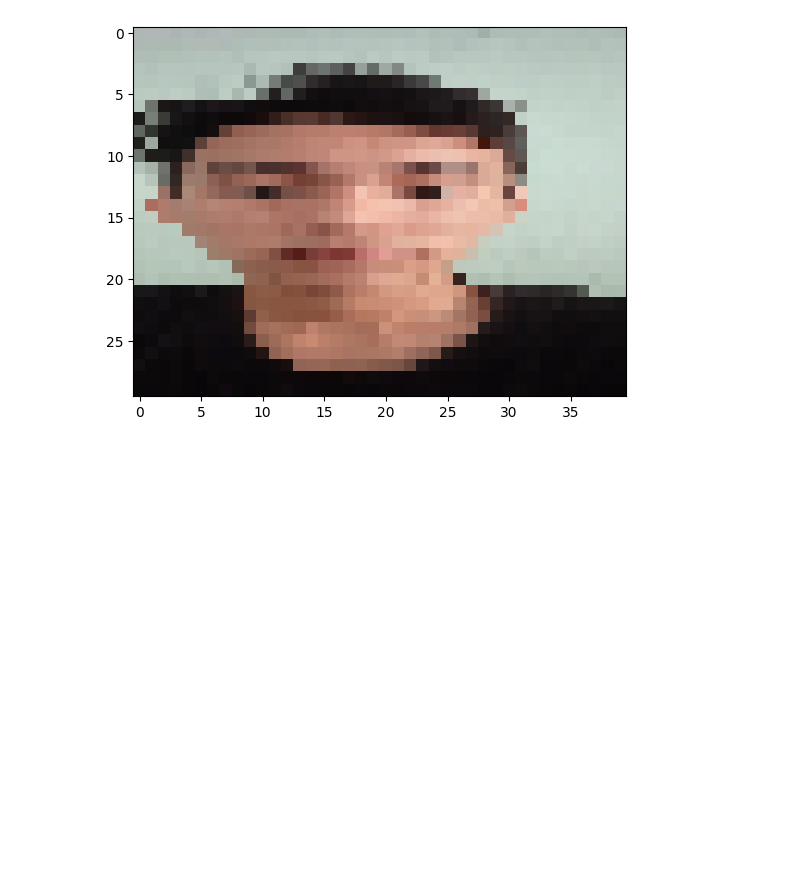
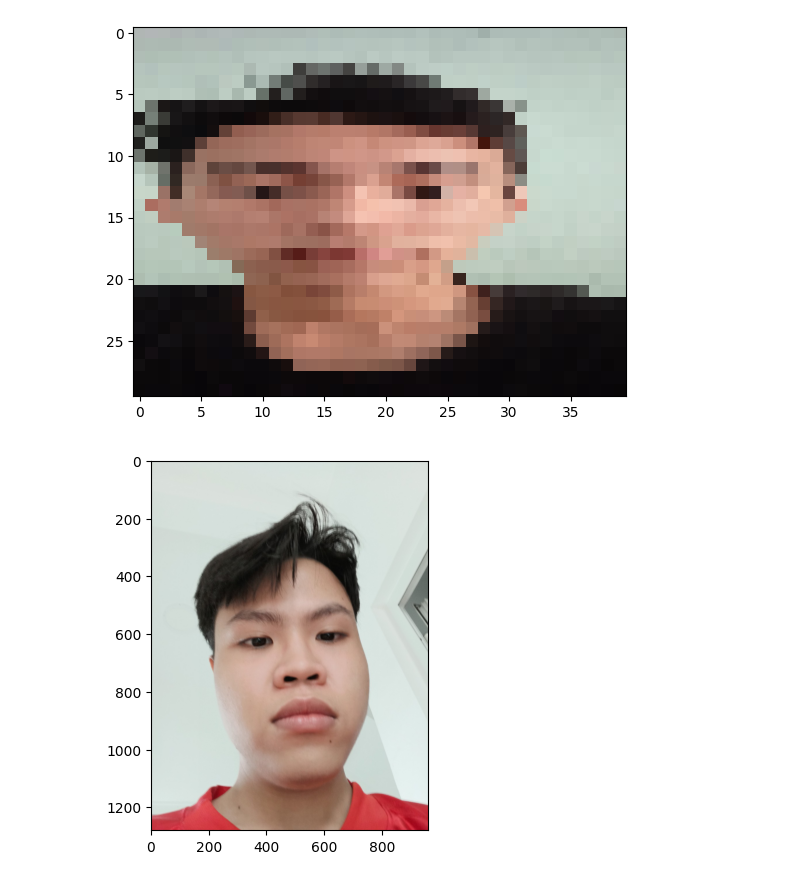
Before and after one commit to hodangtu01/HOMEWORK1---AI, a Jupyter notebook: Detection_Face.ipynb, the cells around one changed output. Drawn from its saved outputs; the diff is of its cells as text; code cells hidden in the pictures; blank space fills up the shorter version.

```diff
--- a/Detection_Face.ipynb
+++ b/Detection_Face.ipynb
@@ -188,3 +188,11 @@ print(result)
 1/1 [==============================] - 0s 16ms/step
 Phong
 [figure]
+# %%
+import matplotlib.pyplot as plt
+from keras.utils import load_img, img_to_array
+img = load_img('/content/drive/MyDrive/cifar100_tu_w9.hs5/tuan.jpg')
+plt.imshow(img)
+plt.show()
+# %% [output]
+[figure, added]
```
Also changed, not shown: parts of 1 cell of this notebook.
